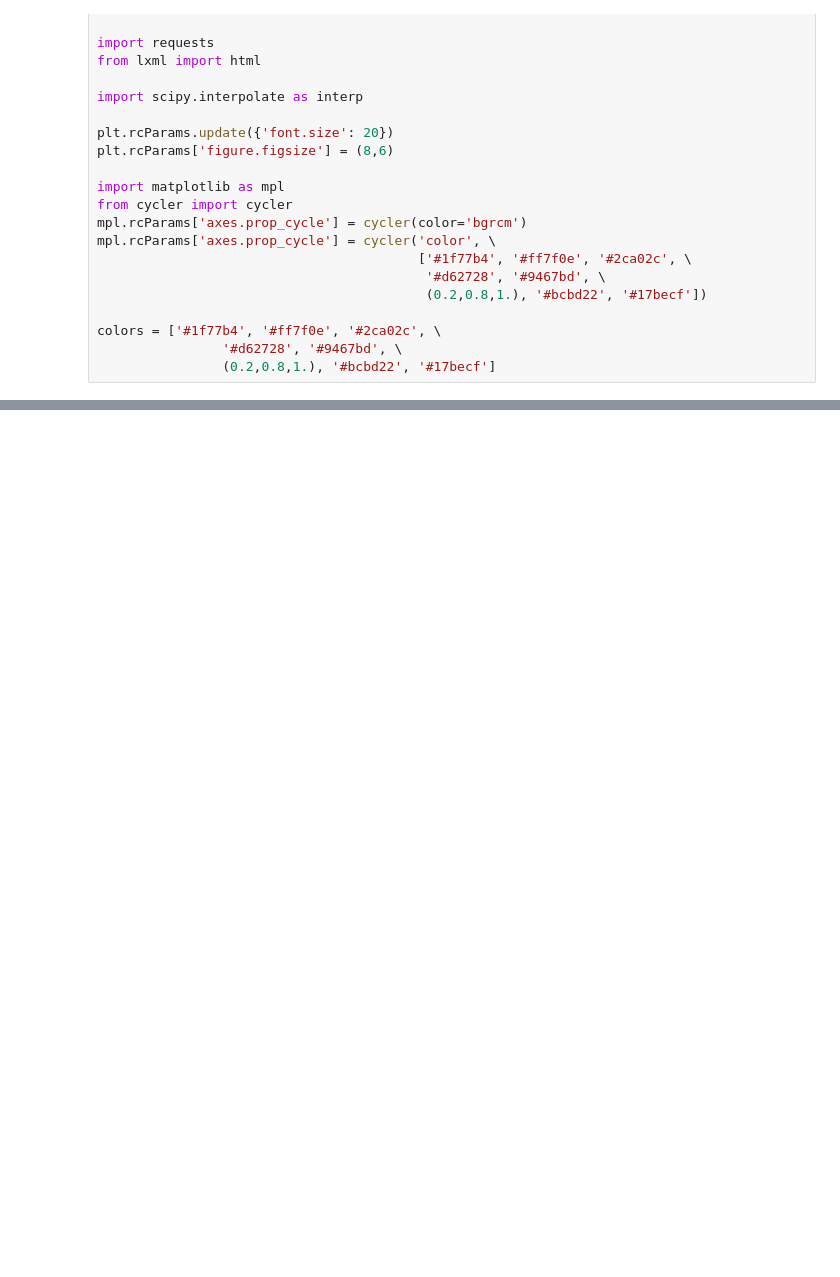
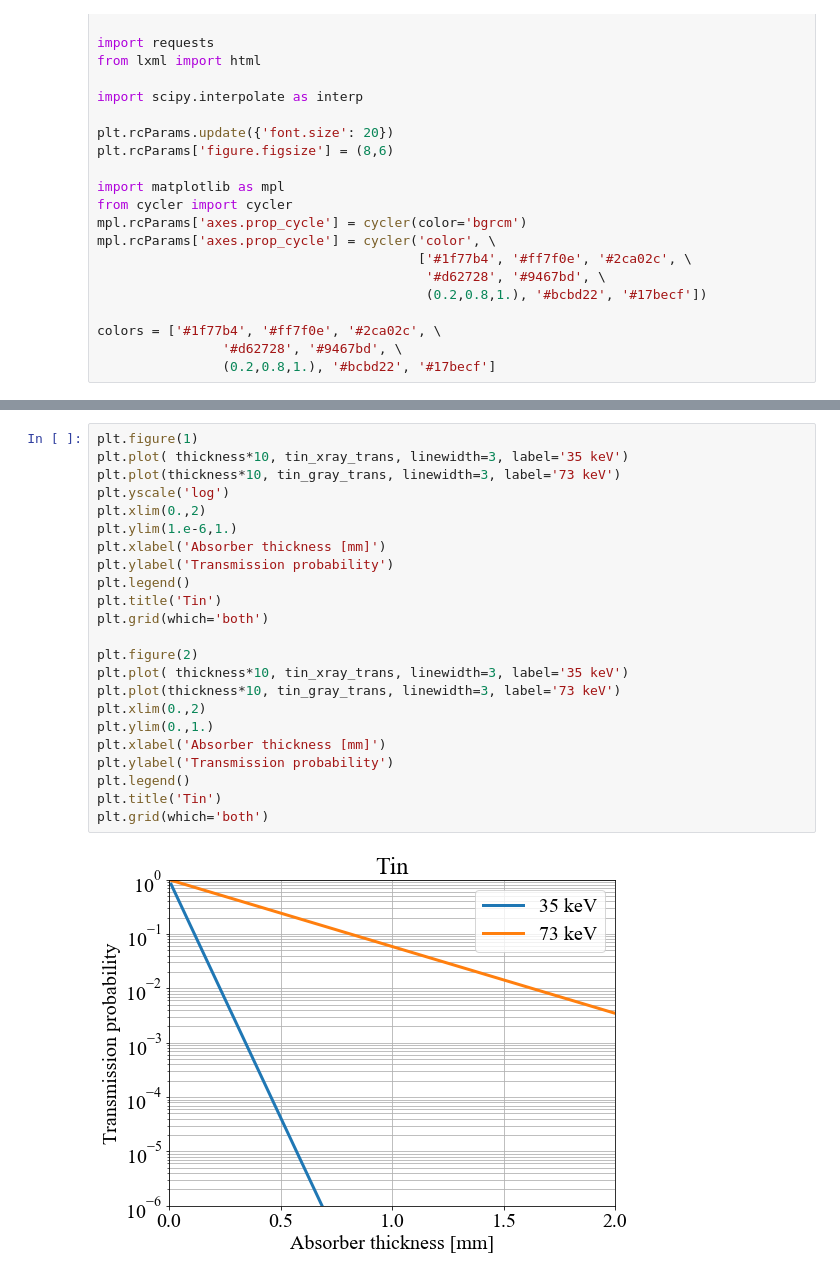
Before and after one commit to bglenardo/Cs136Measurements, a Jupyter notebook: August2022RunPrep/Gamma attenuation.ipynb, the cells around one changed output, grey strips where cells are left out. Saved outputs shown, nothing was run; the diff lists cells and outputs as text; blank space fills up the shorter version.

```diff
--- a/August2022RunPrep/Gamma attenuation.ipynb
+++ b/August2022RunPrep/Gamma attenuation.ipynb
@@ -150,0 +277,25 @@ plt.savefig('transmission_through_chamber_wall.png',dpi=200,bbox_inches='tight')
+# %%
+plt.figure(1)
+plt.plot( thickness*10, tin_xray_trans, linewidth=3, label='35 keV')
+plt.plot(thickness*10, tin_gray_trans, linewidth=3, label='73 keV')
+plt.yscale('log')
+plt.xlim(0.,2)
+plt.ylim(1.e-6,1.)
+plt.xlabel('Absorber thickness [mm]')
+plt.ylabel('Transmission probability')
+plt.legend()
+plt.title('Tin')
+plt.grid(which='both')
+
+plt.figure(2)
+plt.plot( thickness*10, tin_xray_trans, linewidth=3, label='35 keV')
+plt.plot(thickness*10, tin_gray_trans, linewidth=3, label='73 keV')
+plt.xlim(0.,2)
+plt.ylim(0.,1.)
+plt.xlabel('Absorber thickness [mm]')
+plt.ylabel('Transmission probability')
+plt.legend()
+plt.title('Tin')
+plt.grid(which='both')
+# %% [output]
+[figure, added]
```
Also changed, not shown: parts of 7 cells of this notebook, 5 other files.
